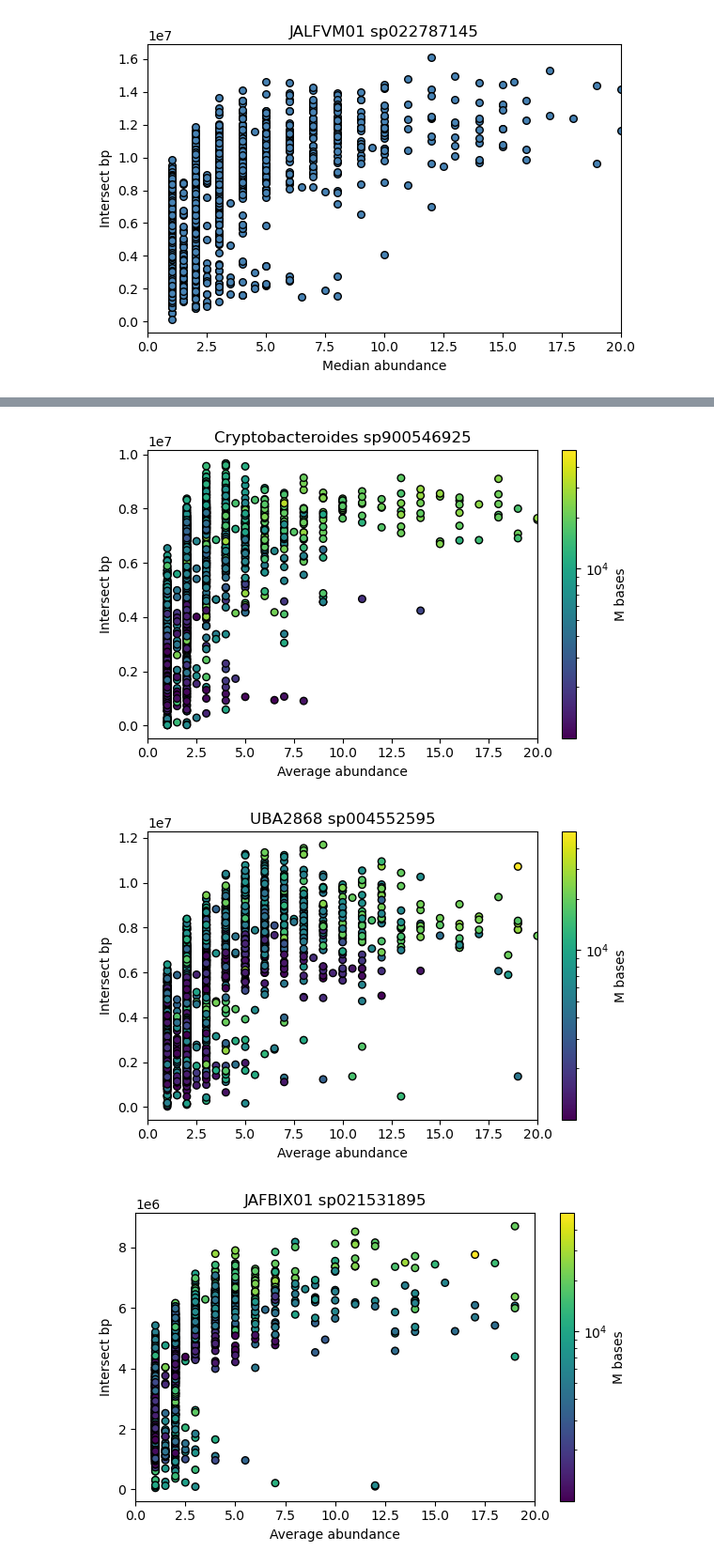
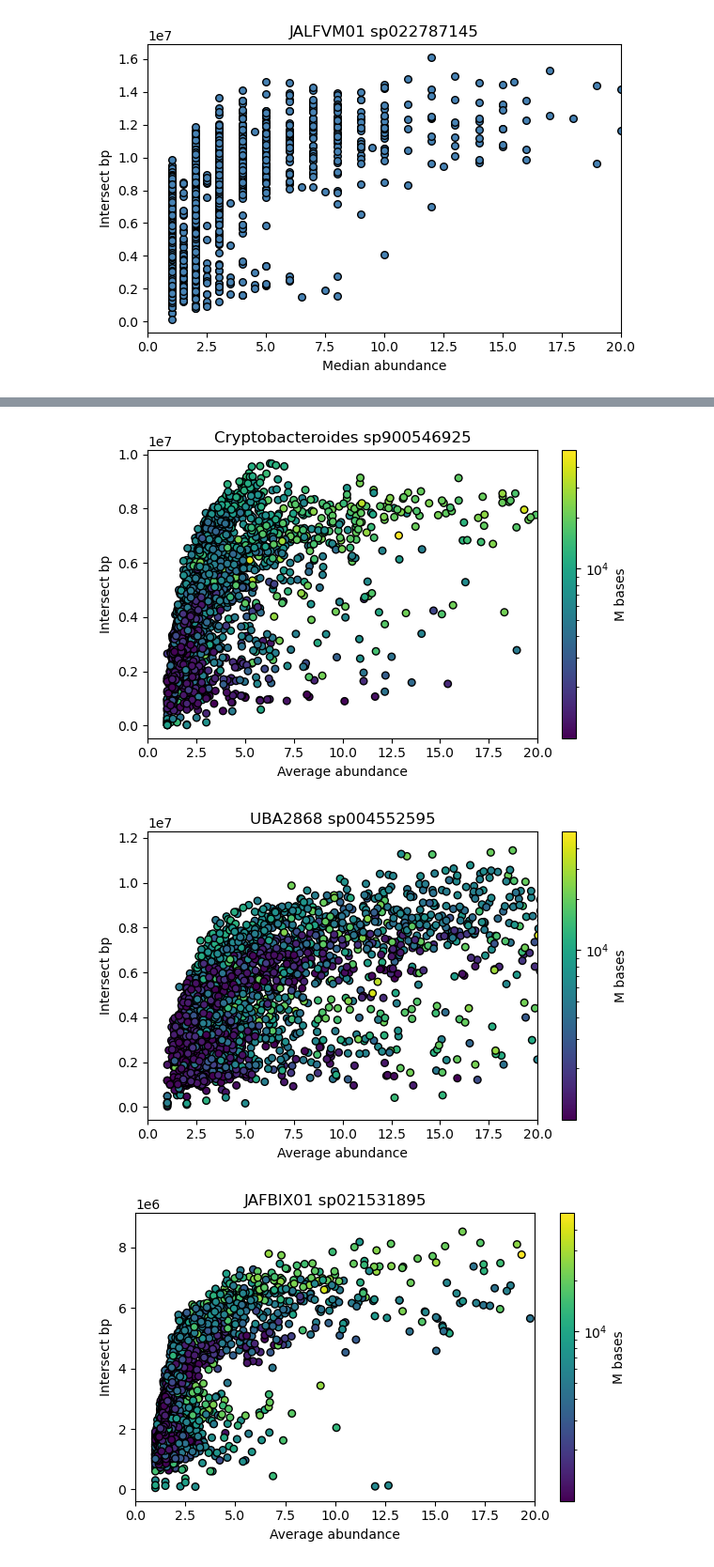
Before and after one commit to AnneliektH/2025-pig-binning-plots, a Jupyter notebook: notebooks/get_medianabund_intersectbp_corespp.ipynb, the cells around one changed output, grey strips where cells are left out. Shown at 94% size. Cells and saved outputs as stored; diff of their text form; code cells hidden in the pictures.

```diff
--- a/notebooks/get_medianabund_intersectbp_corespp.ipynb
+++ b/notebooks/get_medianabund_intersectbp_corespp.ipynb
@@ -131,7 +124,7 @@ for name in core_species:
 
     plt.figure(figsize=(6,4))
     sc = plt.scatter(
-        sub["median_abund"],
+        sub["average_abund"],
         sub["intersect_bp"],
         c=sub["mbases"],             # color by mbases
         cmap="viridis",
@@ -152,3 +145,3 @@ for name in core_species:
-[figure, old version]
+[figure, new version]
-[figure, old version]
+[figure, new version]
-[figure, old version]
+[figure, new version]
```
Also changed, not shown: parts of 2 cells of this notebook, 1 other file.
